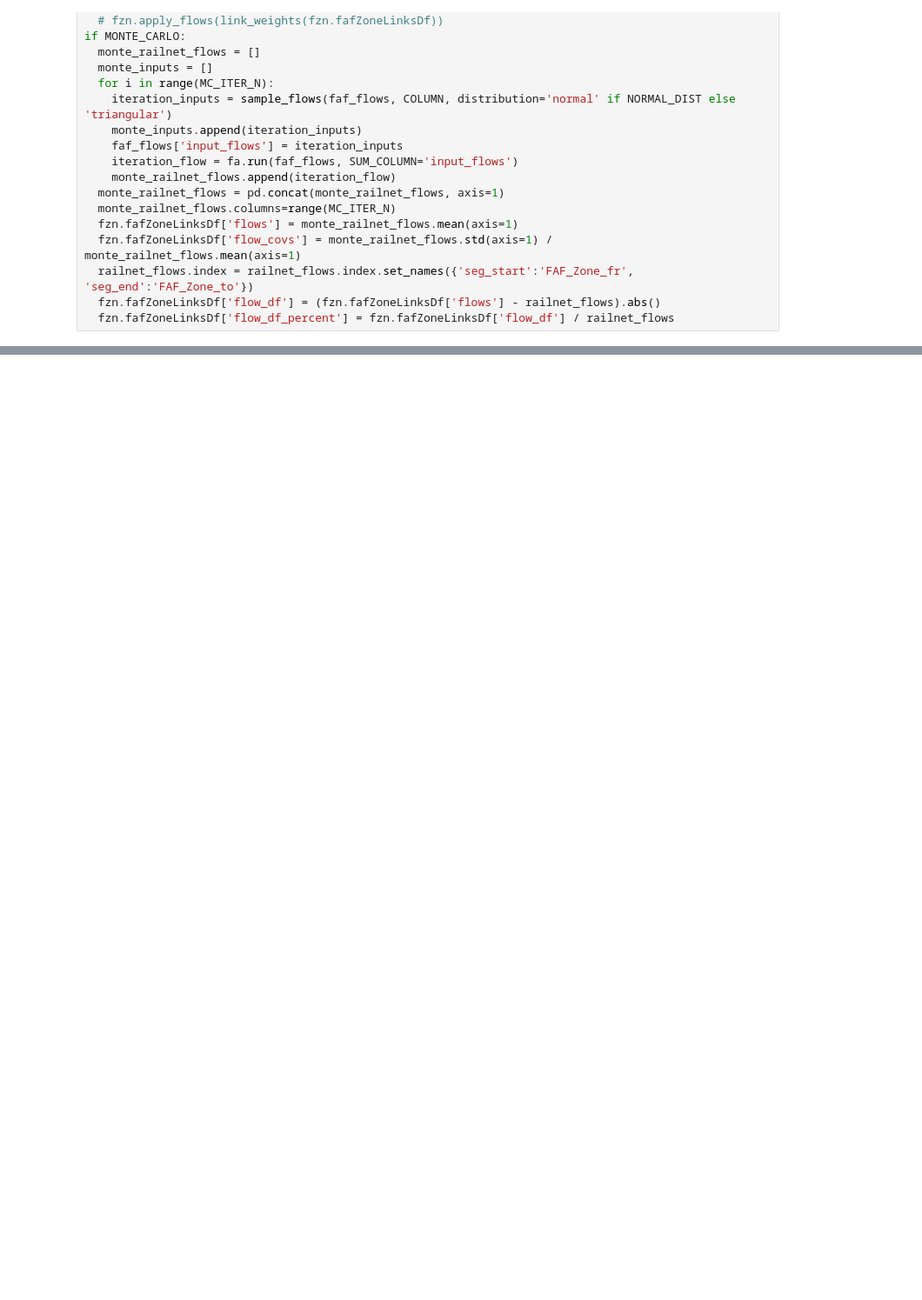
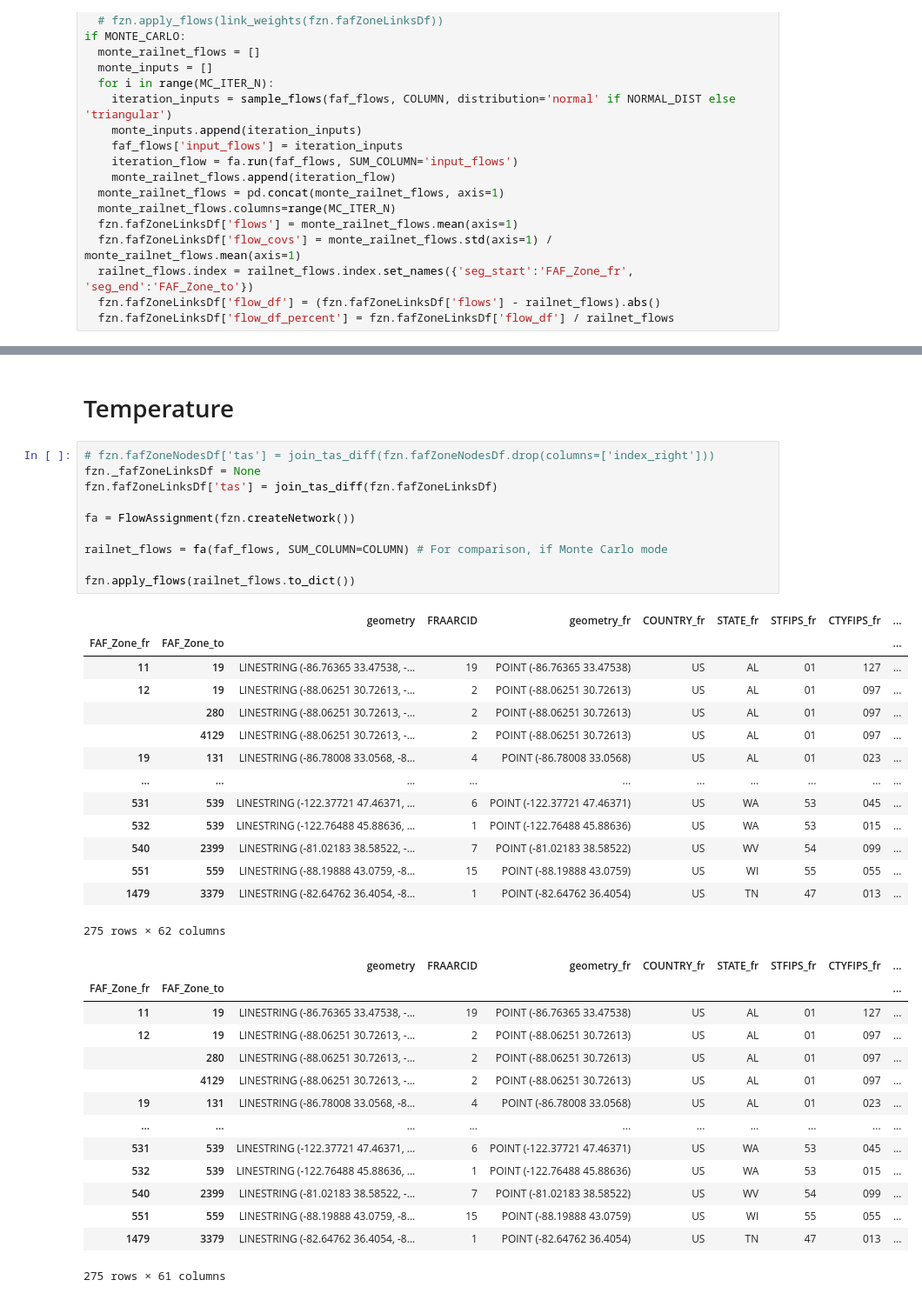
Before and after one commit to UMD-CTSM/network_flow_assignment, a Jupyter notebook: src/faf_sim.ipynb, the cells around one changed output, grey strips where cells are left out. Shown at 87% size. Cells and saved outputs as stored; diff of their text form; blank space fills up the shorter version.

```diff
--- a/src/faf_sim.ipynb
+++ b/src/faf_sim.ipynb
@@ -130,0 +205,41 @@ faf_geonet.show_values()
+# %% [markdown]
+# Temperature
+# %%
+# fzn.fafZoneNodesDf['tas'] = join_tas_diff(fzn.fafZoneNodesDf.drop(columns=['index_right']))
+fzn._fafZoneLinksDf = None
+fzn.fafZoneLinksDf['tas'] = join_tas_diff(fzn.fafZoneLinksDf)
+
+fa = FlowAssignment(fzn.createNetwork())
+
+railnet_flows = fa(faf_flows, SUM_COLUMN=COLUMN) # For comparison, if Monte Carlo mode
+
+fzn.apply_flows(railnet_flows.to_dict())
+# %% [output]
+|  |  | geometry | FRAARCID | geometry_fr | COUNTRY_fr | STATE_fr | STFIPS_fr | CTYFIPS_fr | ... |
+| FAF_Zone_fr | FAF_Zone_to |  |  |  |  |  |  |  | ... |
+| 11 | 19 | LINESTRING (-86.76365 33.47538, -... | 19 | POINT (-86.76365 33.47538) | US | AL | 01 | 127 | ... |
+| 12 | 19 | LINESTRING (-88.06251 30.72613, -... | 2 | POINT (-88.06251 30.72613) | US | AL | 01 | 097 | ... |
+|  | 280 | LINESTRING (-88.06251 30.72613, -... | 2 | POINT (-88.06251 30.72613) | US | AL | 01 | 097 | ... |
+|  | 4129 | LINESTRING (-88.06251 30.72613, -... | 2 | POINT (-88.06251 30.72613) | US | AL | 01 | 097 | ... |
+| 19 | 131 | LINESTRING (-86.78008 33.0568, -8... | 4 | POINT (-86.78008 33.0568) | US | AL | 01 | 023 | ... |
+| ... | ... | ... | ... | ... | ... | ... | ... | ... | ... |
+| 531 | 539 | LINESTRING (-122.37721 47.46371, ... | 6 | POINT (-122.37721 47.46371) | US | WA | 53 | 045 | ... |
+| 532 | 539 | LINESTRING (-122.76488 45.88636, ... | 1 | POINT (-122.76488 45.88636) | US | WA | 53 | 015 | ... |
+| 540 | 2399 | LINESTRING (-81.02183 38.58522, -... | 7 | POINT (-81.02183 38.58522) | US | WV | 54 | 099 | ... |
+| 551 | 559 | LINESTRING (-88.19888 43.0759, -8... | 15 | POINT (-88.19888 43.0759) | US | WI | 55 | 055 | ... |
+| 1479 | 3379 | LINESTRING (-82.64762 36.4054, -8... | 1 | POINT (-82.64762 36.4054) | US | TN | 47 | 013 | ... |
+275 rows × 62 columns
+|  |  | geometry | FRAARCID | geometry_fr | COUNTRY_fr | STATE_fr | STFIPS_fr | CTYFIPS_fr | ... |
+| FAF_Zone_fr | FAF_Zone_to |  |  |  |  |  |  |  | ... |
+| 11 | 19 | LINESTRING (-86.76365 33.47538, -... | 19 | POINT (-86.76365 33.47538) | US | AL | 01 | 127 | ... |
+| 12 | 19 | LINESTRING (-88.06251 30.72613, -... | 2 | POINT (-88.06251 30.72613) | US | AL | 01 | 097 | ... |
+|  | 280 | LINESTRING (-88.06251 30.72613, -... | 2 | POINT (-88.06251 30.72613) | US | AL | 01 | 097 | ... |
+|  | 4129 | LINESTRING (-88.06251 30.72613, -... | 2 | POINT (-88.06251 30.72613) | US | AL | 01 | 097 | ... |
+| 19 | 131 | LINESTRING (-86.78008 33.0568, -8... | 4 | POINT (-86.78008 33.0568) | US | AL | 01 | 023 | ... |
+| ... | ... | ... | ... | ... | ... | ... | ... | ... | ... |
+| 531 | 539 | LINESTRING (-122.37721 47.46371, ... | 6 | POINT (-122.37721 47.46371) | US | WA | 53 | 045 | ... |
+| 532 | 539 | LINESTRING (-122.76488 45.88636, ... | 1 | POINT (-122.76488 45.88636) | US | WA | 53 | 015 | ... |
+| 540 | 2399 | LINESTRING (-81.02183 38.58522, -... | 7 | POINT (-81.02183 38.58522) | US | WV | 54 | 099 | ... |
+| 551 | 559 | LINESTRING (-88.19888 43.0759, -8... | 15 | POINT (-88.19888 43.0759) | US | WI | 55 | 055 | ... |
+| 1479 | 3379 | LINESTRING (-82.64762 36.4054, -8... | 1 | POINT (-82.64762 36.4054) | US | TN | 47 | 013 | ... |
+275 rows × 61 columns
```
Also changed, not shown: parts of 14 cells of this notebook, 8 other files.
